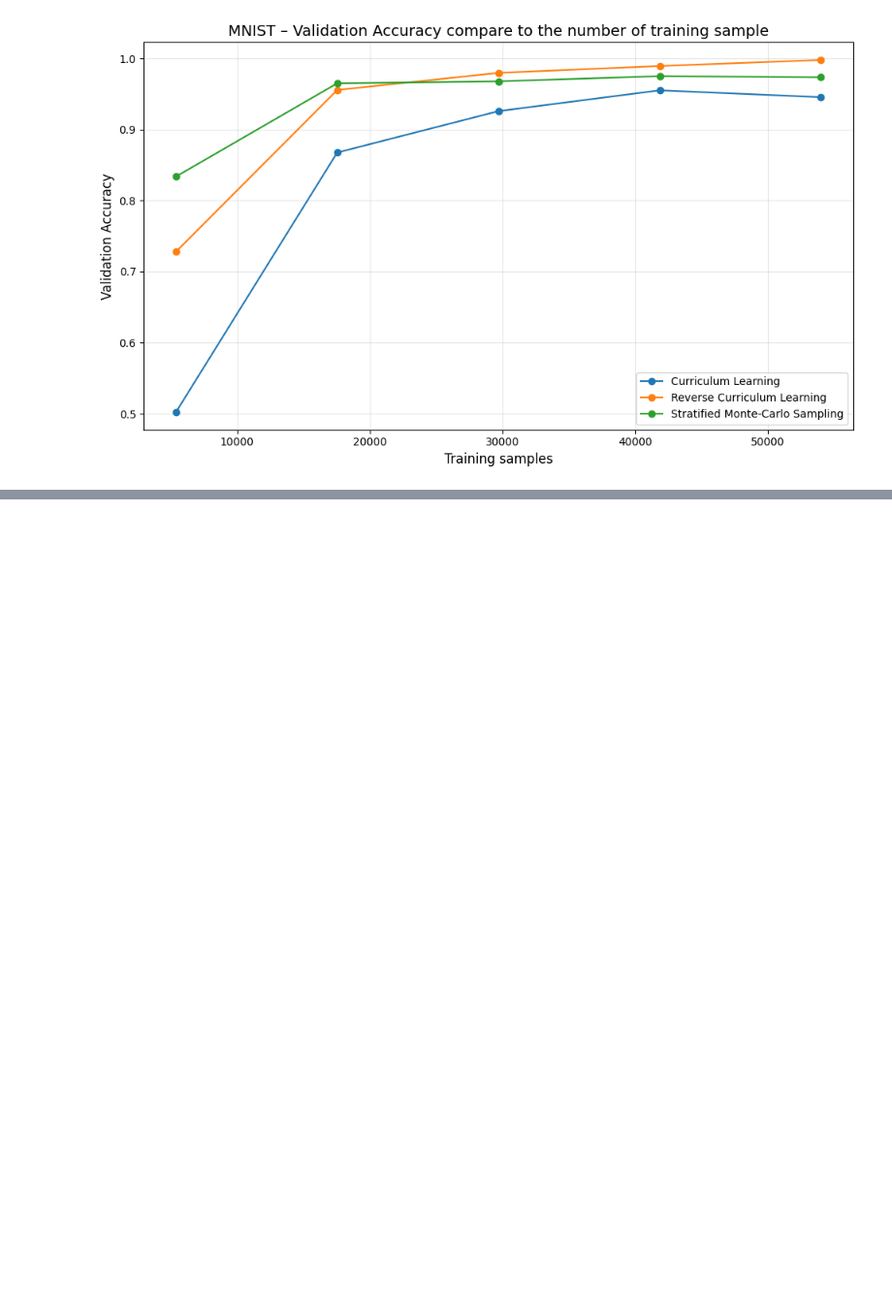
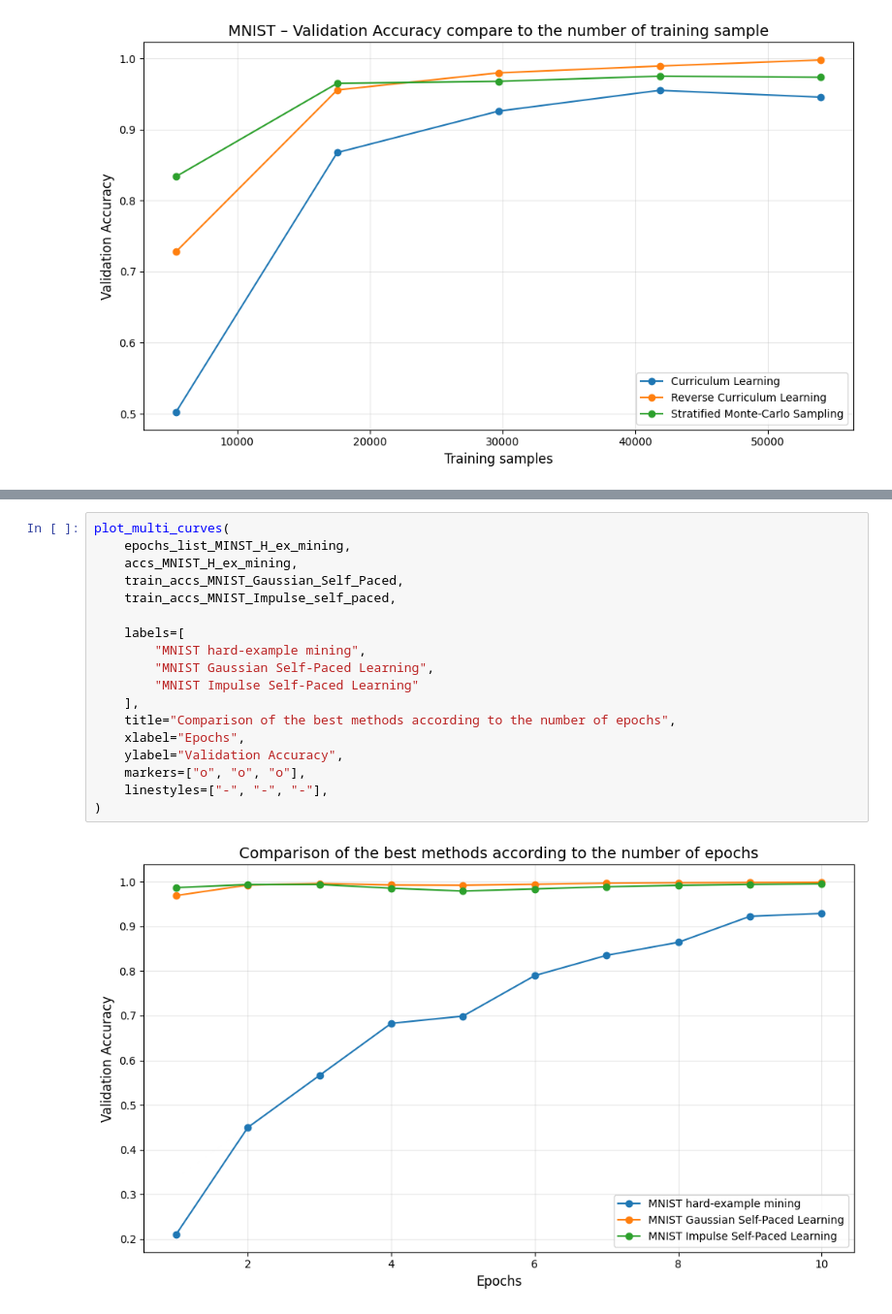
Before and after one commit to Reza-rgb/Opti4ML-TidyTeam, a Jupyter notebook: src/mnist_dataset.ipynb, the cells around one changed output, grey strips where cells are left out. Shown at 97% size. Cells and saved outputs as stored; diff of their text form; blank space fills up the shorter version.

```diff
--- a/src/mnist_dataset.ipynb
+++ b/src/mnist_dataset.ipynb
@@ -2579,0 +2609,20 @@ plot_multi_curves(
+# %%
+plot_multi_curves(
+    epochs_list_MINST_H_ex_mining,
+    accs_MNIST_H_ex_mining,
+    train_accs_MNIST_Gaussian_Self_Paced,
+    train_accs_MNIST_Impulse_self_paced,
+
+    labels=[
+        "MNIST hard-example mining",
+        "MNIST Gaussian Self-Paced Learning",
+        "MNIST Impulse Self-Paced Learning"
+    ],
+    title="Comparison of the best methods according to the number of epochs",
+    xlabel="Epochs",
+    ylabel="Validation Accuracy",
+    markers=["o", "o", "o"],
+    linestyles=["-", "-", "-"],
+)
+# %% [output]
+[figure, added]
```
Also changed, not shown: parts of 3 cells of this notebook.
